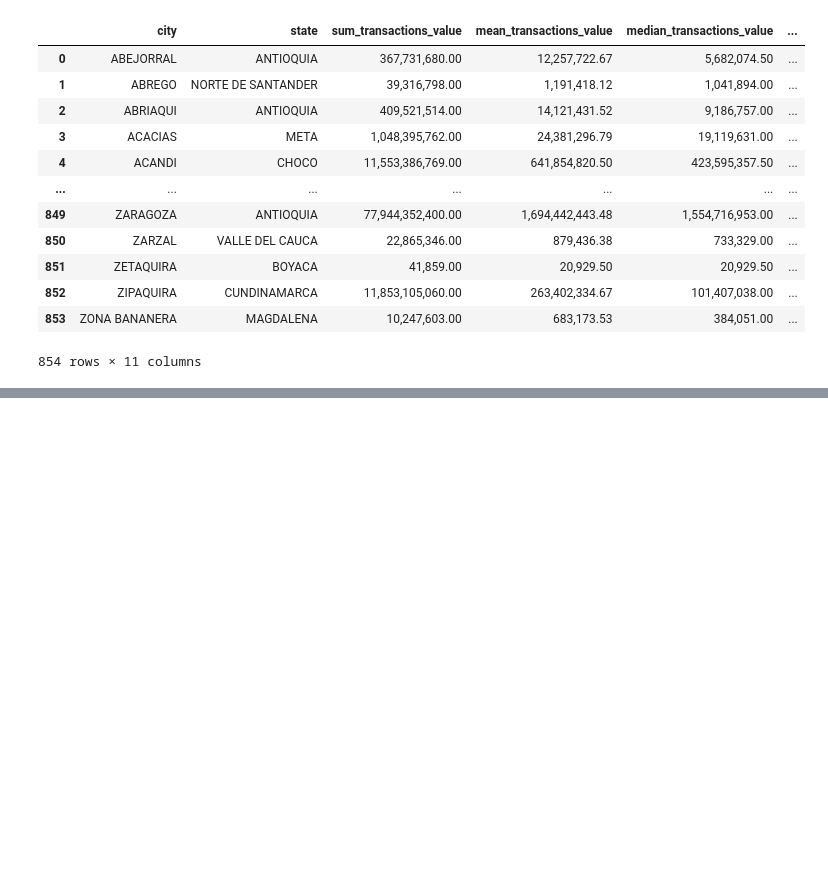
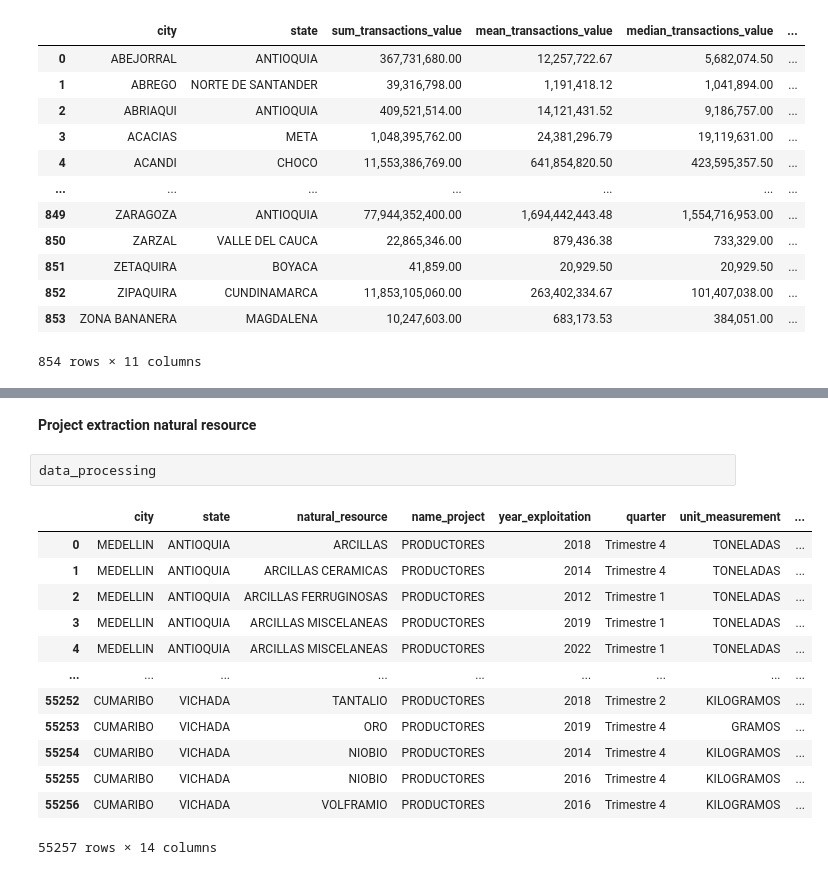
Before and after one commit to Kaiziferr/w_materials_extracted_colombia, a Jupyter notebook: eda/eda_materials_extracted_colombia .ipynb, the cells around one changed output, grey strips where cells are left out. Drawn from its saved outputs; the diff is of its cells as text; blank space fills up the shorter version.

```diff
--- a/eda/eda_materials_extracted_colombia .ipynb
+++ b/eda/eda_materials_extracted_colombia .ipynb
@@ -294,0 +527,18 @@ data_transaction
+# %% [markdown]
+**Project extraction natural resource**
+# %%
+data_processing
+# %% [output]
+|  | city | state | natural_resource | name_project | year_exploitation | quarter | unit_measurement | ... |
+| 0 | MEDELLIN | ANTIOQUIA | ARCILLAS | PRODUCTORES | 2018 | Trimestre 4 | TONELADAS | ... |
+| 1 | MEDELLIN | ANTIOQUIA | ARCILLAS CERAMICAS | PRODUCTORES | 2014 | Trimestre 4 | TONELADAS | ... |
+| 2 | MEDELLIN | ANTIOQUIA | ARCILLAS FERRUGINOSAS | PRODUCTORES | 2012 | Trimestre 1 | TONELADAS | ... |
+| 3 | MEDELLIN | ANTIOQUIA | ARCILLAS MISCELANEAS | PRODUCTORES | 2019 | Trimestre 1 | TONELADAS | ... |
+| 4 | MEDELLIN | ANTIOQUIA | ARCILLAS MISCELANEAS | PRODUCTORES | 2022 | Trimestre 1 | TONELADAS | ... |
+| ... | ... | ... | ... | ... | ... | ... | ... | ... |
+| 55252 | CUMARIBO | VICHADA | TANTALIO | PRODUCTORES | 2018 | Trimestre 2 | KILOGRAMOS | ... |
+| 55253 | CUMARIBO | VICHADA | ORO | PRODUCTORES | 2019 | Trimestre 4 | GRAMOS | ... |
+| 55254 | CUMARIBO | VICHADA | NIOBIO | PRODUCTORES | 2014 | Trimestre 4 | KILOGRAMOS | ... |
+| 55255 | CUMARIBO | VICHADA | NIOBIO | PRODUCTORES | 2016 | Trimestre 4 | KILOGRAMOS | ... |
+| 55256 | CUMARIBO | VICHADA | VOLFRAMIO | PRODUCTORES | 2016 | Trimestre 4 | KILOGRAMOS | ... |
+55257 rows × 14 columns
```
Also changed, not shown: parts of 24 cells of this notebook.
